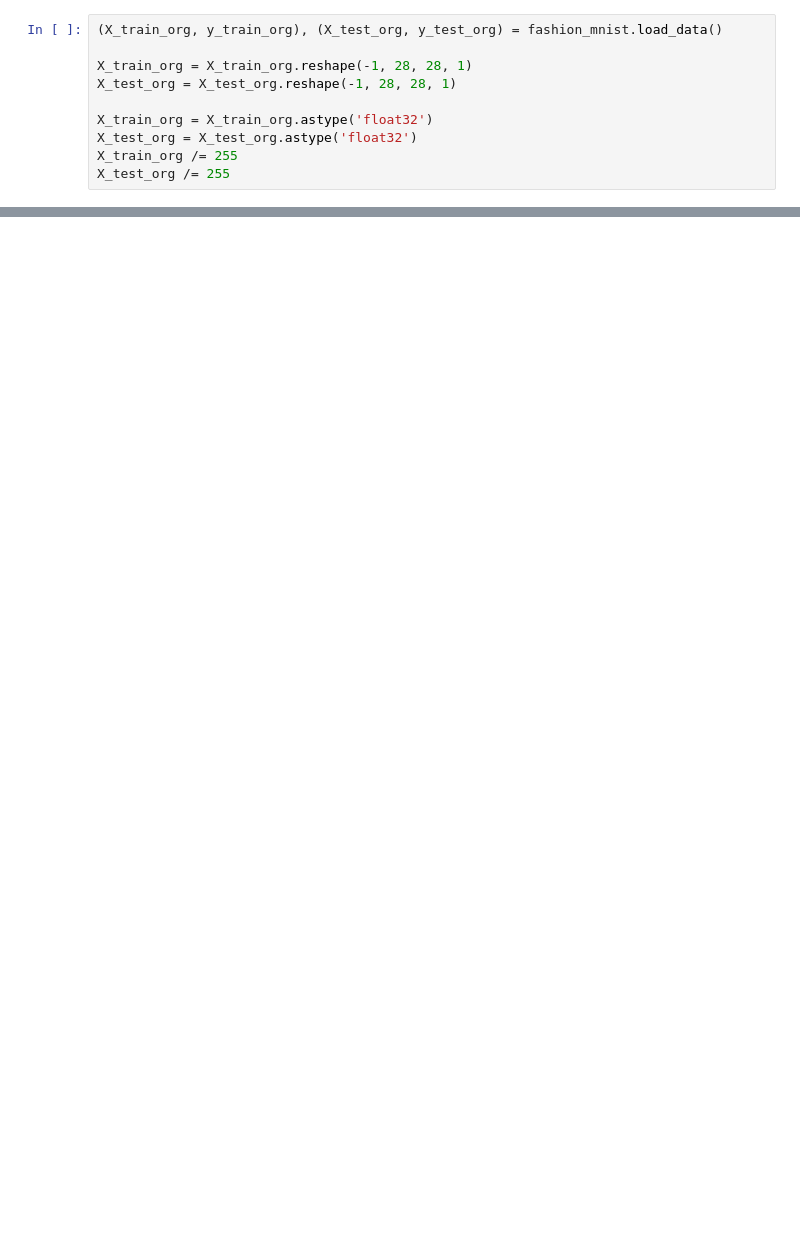
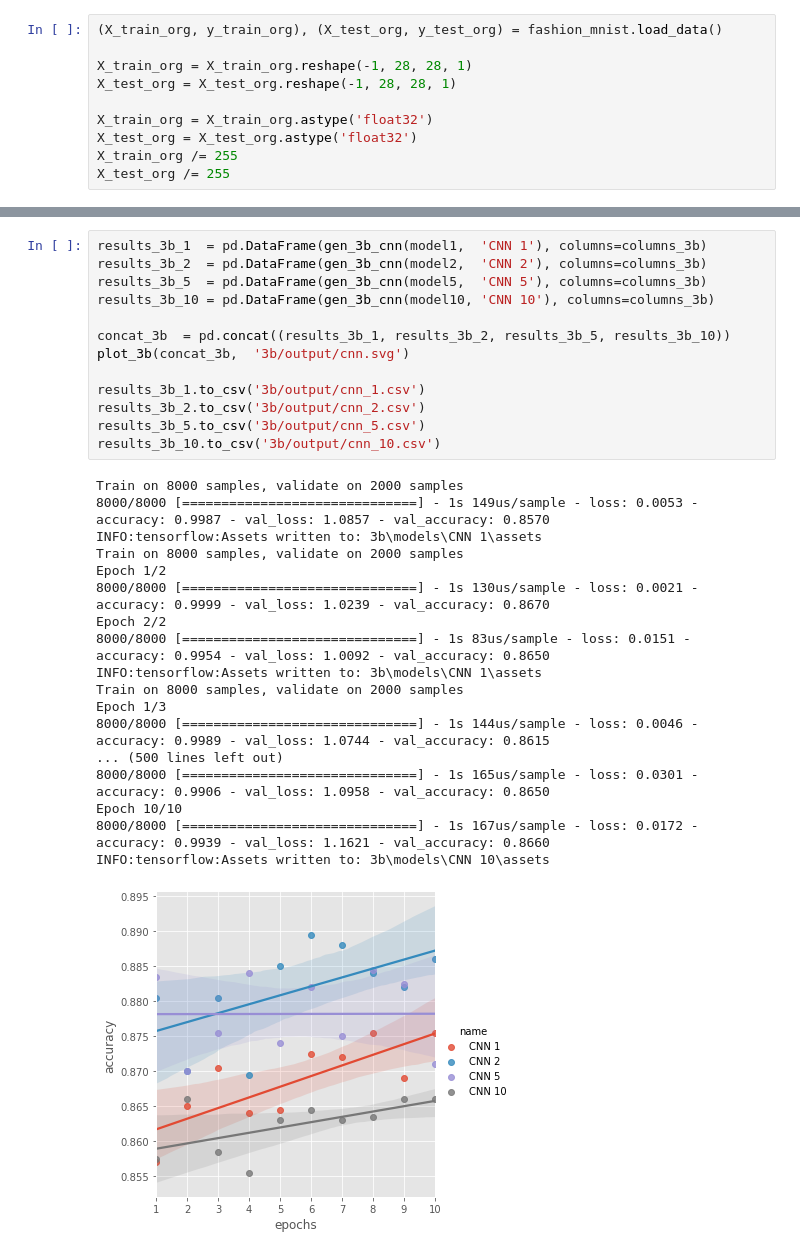
Before and after one commit to tomekzaw/agh_sem6_ml_proj, a Jupyter notebook: cnn.ipynb, the cells around one changed output, grey strips where cells are left out. Cells and saved outputs as stored; diff of their text form; blank space fills up the shorter version.

```diff
--- a/cnn.ipynb
+++ b/cnn.ipynb
@@ -211,0 +250,32 @@ KeyboardInterrupt:
+# %%
+results_3b_1  = pd.DataFrame(gen_3b_cnn(model1,  'CNN 1'), columns=columns_3b)
+results_3b_2  = pd.DataFrame(gen_3b_cnn(model2,  'CNN 2'), columns=columns_3b)
+results_3b_5  = pd.DataFrame(gen_3b_cnn(model5,  'CNN 5'), columns=columns_3b)
+results_3b_10 = pd.DataFrame(gen_3b_cnn(model10, 'CNN 10'), columns=columns_3b)
+
+concat_3b  = pd.concat((results_3b_1, results_3b_2, results_3b_5, results_3b_10))
+plot_3b(concat_3b,  '3b/output/cnn.svg')
+
+results_3b_1.to_csv('3b/output/cnn_1.csv')
+results_3b_2.to_csv('3b/output/cnn_2.csv')
+results_3b_5.to_csv('3b/output/cnn_5.csv')
+results_3b_10.to_csv('3b/output/cnn_10.csv')
+# %% [output]
+Train on 8000 samples, validate on 2000 samples
+8000/8000 [==============================] - 1s 149us/sample - loss: 0.0053 - accuracy: 0.9987 - val_loss: 1.0857 - val_accuracy: 0.8570
+INFO:tensorflow:Assets written to: 3b\models\CNN 1\assets
+Train on 8000 samples, validate on 2000 samples
+Epoch 1/2
+8000/8000 [==============================] - 1s 130us/sample - loss: 0.0021 - accuracy: 0.9999 - val_loss: 1.0239 - val_accuracy: 0.8670
+Epoch 2/2
+8000/8000 [==============================] - 1s 83us/sample - loss: 0.0151 - accuracy: 0.9954 - val_loss: 1.0092 - val_accuracy: 0.8650
+INFO:tensorflow:Assets written to: 3b\models\CNN 1\assets
+Train on 8000 samples, validate on 2000 samples
+Epoch 1/3
+8000/8000 [==============================] - 1s 144us/sample - loss: 0.0046 - accuracy: 0.9989 - val_loss: 1.0744 - val_accuracy: 0.8615
+... (500 lines left out)
+8000/8000 [==============================] - 1s 165us/sample - loss: 0.0301 - accuracy: 0.9906 - val_loss: 1.0958 - val_accuracy: 0.8650
+Epoch 10/10
+8000/8000 [==============================] - 1s 167us/sample - loss: 0.0172 - accuracy: 0.9939 - val_loss: 1.1621 - val_accuracy: 0.8660
+INFO:tensorflow:Assets written to: 3b\models\CNN 10\assets
+[figure, added]
```
Also changed, not shown: parts of 14 cells of this notebook, 29 other files.
